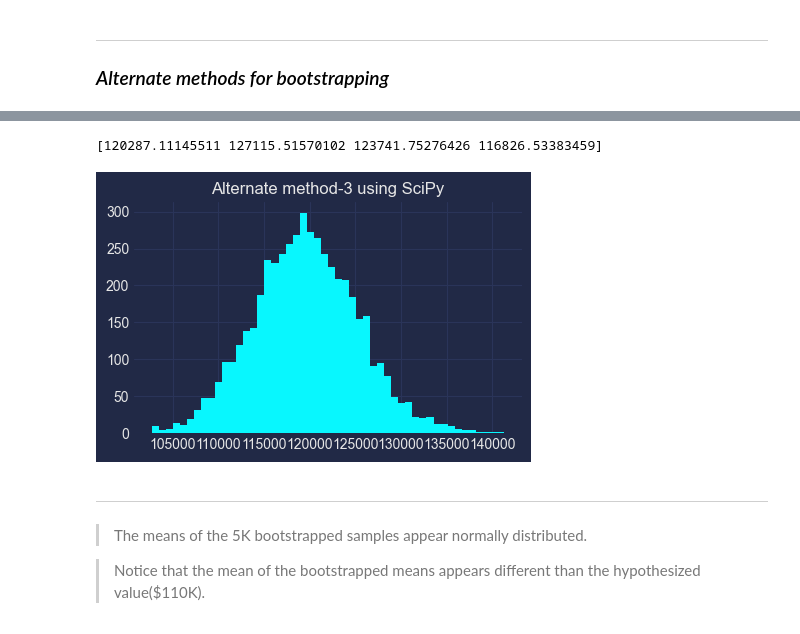
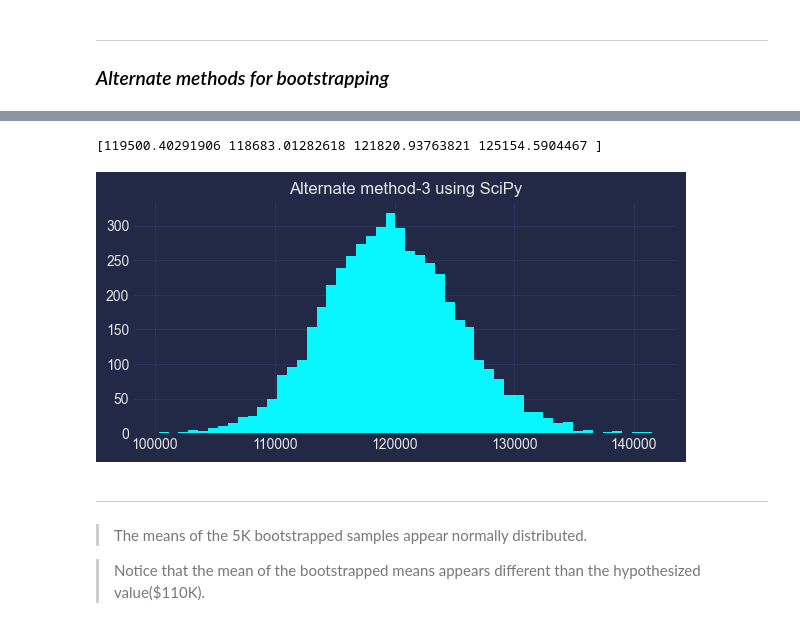
Before and after one commit to abhijeet-bhambere/python-ml-trail, a Jupyter notebook: hypothesis_testing.ipynb, the cells around one changed output, grey strips where cells are left out. Saved outputs shown, nothing was run; the diff lists cells and outputs as text; code cells hidden in the pictures.

```diff
--- a/hypothesis_testing.ipynb
+++ b/hypothesis_testing.ipynb
@@ -113,25 +113,26 @@ with plt.style.context('cyberpunk'):
 # %%
+# method-3 : using scipy.stats
 import scipy.stats as stats
 
 # Convert data to a tuple format required by SciPy
 data3 = (stackoverflowdf["converted_comp"].to_numpy(),)
 
 # Compute bootstrap confidence intervals and store bootstrap distribution
 res = stats.bootstrap(data3, np.mean, n_resamples=5000, method='percentile')
 
 # Extract your 5,000 means directly from the result object
 means_of_bstp3 = res.bootstrap_distribution
 
 print(means_of_bstp3[0:4]) # printing just a few elements
 # visualizing the bootstrapped distribution
 with plt.style.context('cyberpunk'):
-    plt.figure(figsize=(5,3))
+    plt.figure(figsize=(7,3))
     plt.hist(means_of_bstp3, bins=50)
     plt.title("Alternate method-3 using SciPy")
     plt.show()
 # %% [output]
-[120287.11145511 127115.51570102 123741.75276426 116826.53383459]
+[119500.40291906 118683.01282618 121820.93763821 125154.5904467 ]
-[figure, old version]
+[figure, new version]
 # %% [markdown]
 ______
 >The means of the 5K bootstrapped samples appear normally distributed.
```
Also changed, not shown: parts of 13 cells of this notebook.
